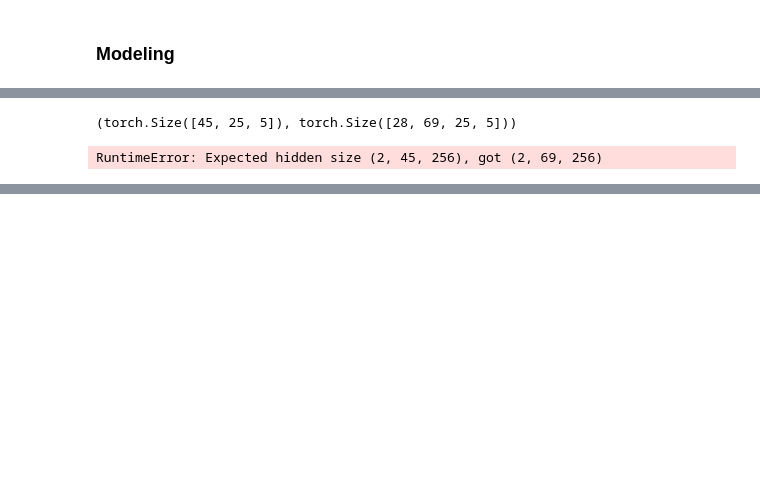
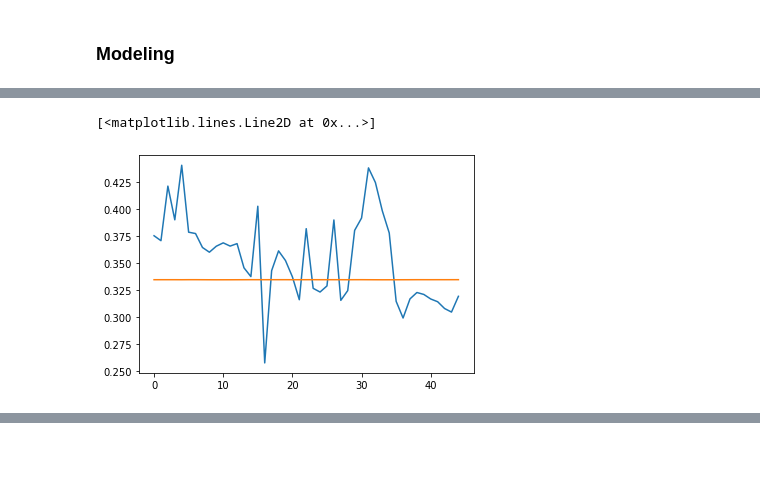
Before and after one commit to GuillemAmatCastello/Deep_Learning, a Jupyter notebook: Final Project/Code/Main.ipynb, the cells around one changed output, grey strips where cells are left out. Cells and saved outputs as stored; diff of their text form; code cells hidden in the pictures; blank space fills up the shorter version.

```diff
--- a/Final Project/Code/Main.ipynb
+++ b/Final Project/Code/Main.ipynb
@@ -193,10 +194,9 @@ dset = torch.from_numpy(dset).float()
 # %%
-final = dset[:,-45:,:]
+final = dset[4,-45:,:]
+predictions = lstm(final)
-# %%
-final[0].shape, X_test.shape
-# %% [output]
-(torch.Size([45, 25, 5]), torch.Size([28, 69, 25, 5]))
-# %%
-gru(final[0])
-# %% [output]
-RuntimeError: Expected hidden size (2, 45, 256), got (2, 69, 256)
+# %%
+plt.plot(dataset[4][-45:, 0])
+plt.plot(predictions[:, 0].detach().numpy())
+# %% [output]
+[<matplotlib.lines.Line2D at 0x...>]
+[figure, added]
```
Also changed, not shown: parts of 26 cells of this notebook.
